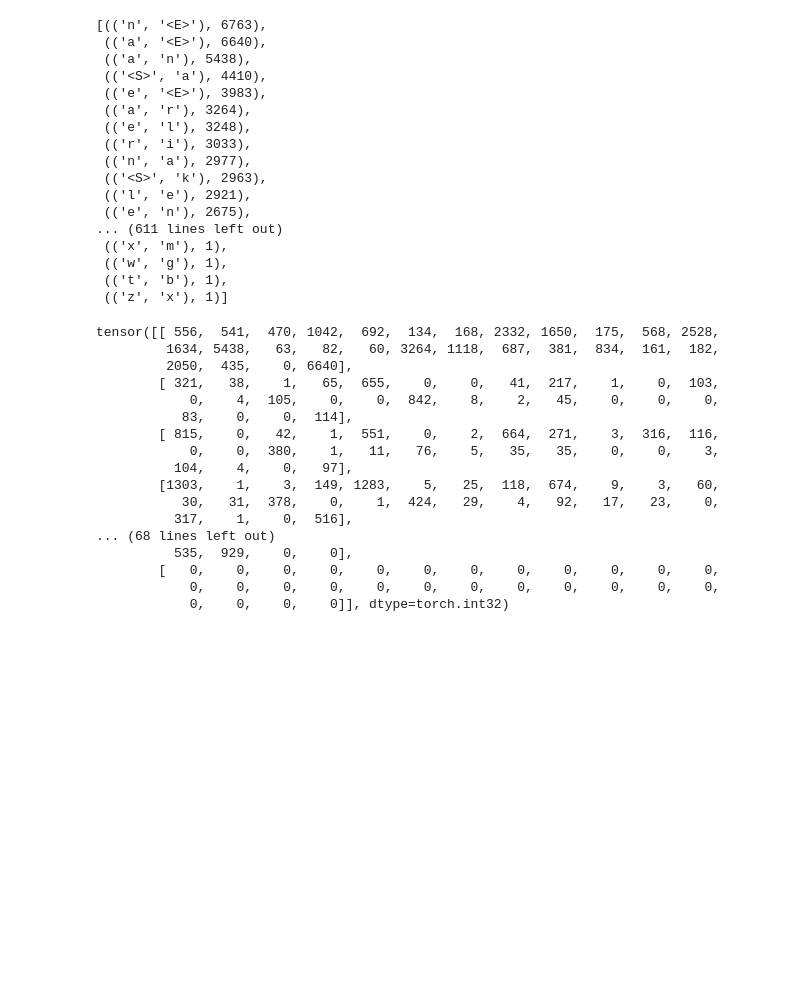
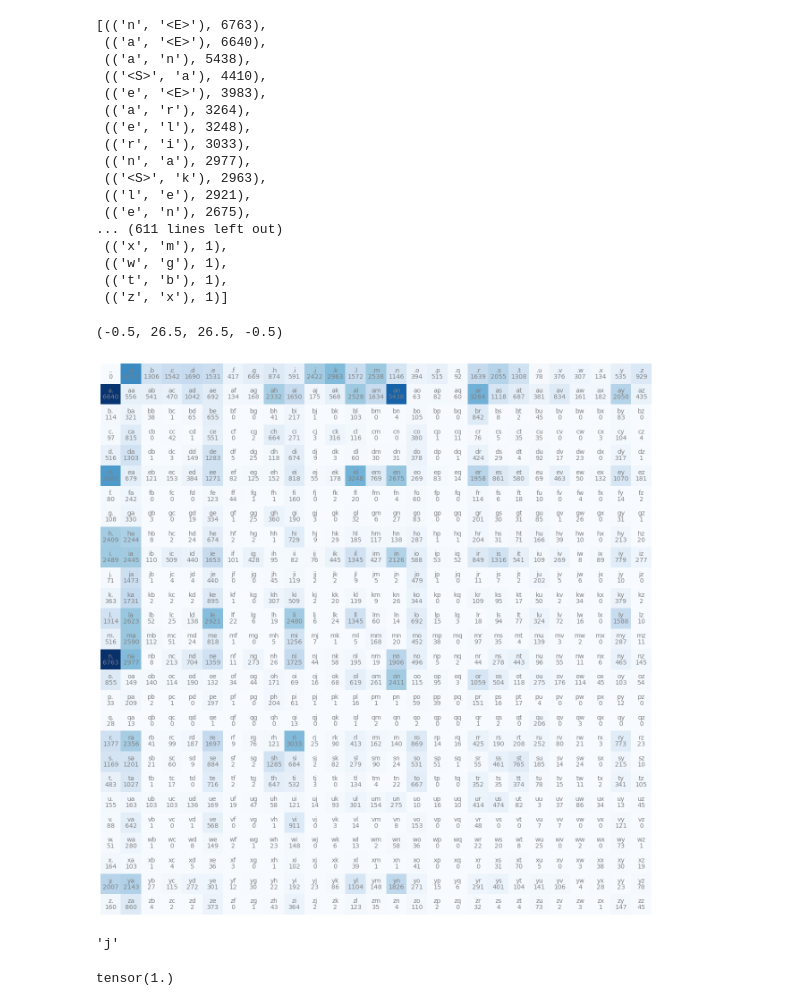
Before and after one commit to Sevendogs077/course-karpathy-z2h, a Jupyter notebook: 2.makemore/makemore.ipynb, the cells around one changed output. Cells and saved outputs as stored; diff of their text form; code cells hidden in the pictures; blank space fills up the shorter version.

```diff
--- a/2.makemore/makemore.ipynb
+++ b/2.makemore/makemore.ipynb
@@ -56,34 +59,44 @@ sorted(b.items(), key=lambda x: x[1], reverse=True)
 # %%
 import torch
 # %%
-N = torch.zeros([28, 28], dtype=torch.int32)
+N = torch.zeros([27, 27], dtype=torch.int32)
 # %%
 chars = sorted(list(set(''.join(words))))
-stoi = {s:i for i,s in enumerate(chars)}
-stoi['<S>'] = 26
-stoi['<E>'] = 27
+stoi = {s:i+1 for i,s in enumerate(chars)}
+stoi['.'] = 0 # combine with '<S>' and '<E>'
+itos = {i:s for s,i in stoi.items()}
 # %%
 for w in words:
-    chs = ['<S>'] + list(w) + ['<E>']
+    chs = ['.'] + list(w) + ['.']
     for ch1, ch2 in zip(chs, chs[1:]):
         ix1 = stoi[ch1]
         ix2 = stoi[ch2]
         N[ix1, ix2] += 1
-# %% [output]
-tensor([[ 556,  541,  470, 1042,  692,  134,  168, 2332, 1650,  175,  568, 2528,
-         1634, 5438,   63,   82,   60, 3264, 1118,  687,  381,  834,  161,  182,
-         2050,  435,    0, 6640],
-        [ 321,   38,    1,   65,  655,    0,    0,   41,  217,    1,    0,  103,
-            0,    4,  105,    0,    0,  842,    8,    2,   45,    0,    0,    0,
-           83,    0,    0,  114],
-        [ 815,    0,   42,    1,  551,    0,    2,  664,  271,    3,  316,  116,
-            0,    0,  380,    1,   11,   76,    5,   35,   35,    0,    0,    3,
-          104,    4,    0,   97],
-        [1303,    1,    3,  149, 1283,    5,   25,  118,  674,    9,    3,   60,
-           30,   31,  378,    0,    1,  424,   29,    4,   92,   17,   23,    0,
-          317,    1,    0,  516],
-... (68 lines left out)
-          535,  929,    0,    0],
-        [   0,    0,    0,    0,    0,    0,    0,    0,    0,    0,    0,    0,
-            0,    0,    0,    0,    0,    0,    0,    0,    0,    0,    0,    0,
-            0,    0,    0,    0]], dtype=torch.int32)
+# %%
+import matplotlib.pyplot as plt
+%matplotlib inline
+
+plt.figure(figsize=(16,16))
+plt.imshow(N, cmap='Blues')
+for i in range(27):
+    for j in range(27):
+        chstr = itos[i] + itos[j]
+        plt.text(j, i, chstr, ha='center', va='bottom', color='gray')
+        plt.text(j, i, N[i, j].item(), ha='center', va='top', color='gray')
+plt.axis('off')
+# %% [output]
+(-0.5, 26.5, 26.5, -0.5)
+[figure, added]
+# %%
+p = N[0].float()
+p = p / p.sum()
+
+# 如果没有得到和视频一样的结果，是因为 pytorch 版本不对
+# pip install --force-reinstall -v "torch==1.12"
+# 实测仍旧不行，可能是 Mac 和 Win 底层架构问题
+
+g = torch.Generator().manual_seed(2147483647)
+ix = torch.multinomial(p, num_samples=1, replacement=True, generator=g).item()
+itos[ix]
+# %% [output]
+'j'
@@ -89,0 +110,8 @@ tensor([[ 556,  541,  470, 1042,  692,  134,  168, 2332, 1650,  175,  568, 2528,
+# %%
+P = N.float()
+
+P = P / P.sum(1,keepdim=True)
+# keepdim = True 保持了输入张量的原本维度，Keepdim = False (默认) 会压缩掉一个维度
+# 27*27 / 27*1 的计算规则: 将 27*1 的矩阵复制 27 份
+# %% [output]
+tensor(1.)
```
Also changed, not shown: parts of 4 cells of this notebook.
